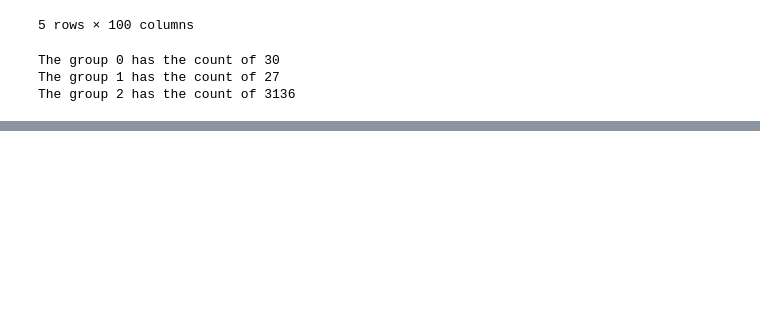
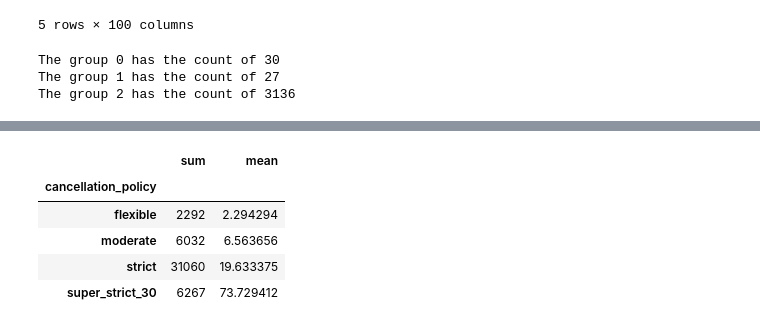
Before and after one commit to GOLISHYAMP/Data_cleaning, a Jupyter notebook: DataCleaning jupyter files/Python_GroupBy.ipynb, the cells around one changed output, grey strips where cells are left out. Drawn from its saved outputs; the diff is of its cells as text; code cells hidden in the pictures; blank space fills up the shorter version.

```diff
--- a/DataCleaning jupyter files/Python_GroupBy.ipynb
+++ b/DataCleaning jupyter files/Python_GroupBy.ipynb
@@ -114,0 +188,9 @@ df.columns.str.extract(pattern).dropna()
+# %%
+df.groupby("cancellation_policy").agg(["sum","mean"])["calculated_host_listings_count"]
+# %% [output]
+|  | sum | mean |
+| cancellation_policy |  |  |
+| flexible | 2292 | 2.294294 |
+| moderate | 6032 | 6.563656 |
+| strict | 31060 | 19.633375 |
+| super_strict_30 | 6267 | 73.729412 |
```
Also changed, not shown: parts of 6 cells of this notebook.
